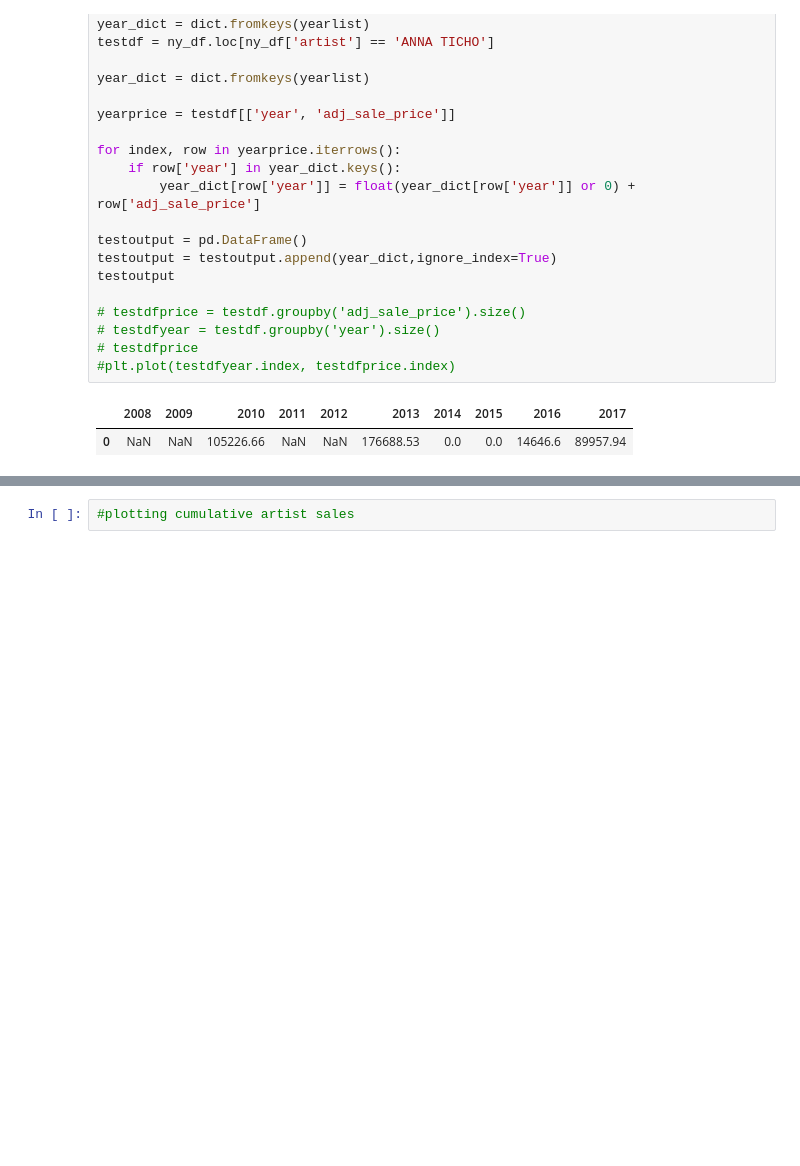
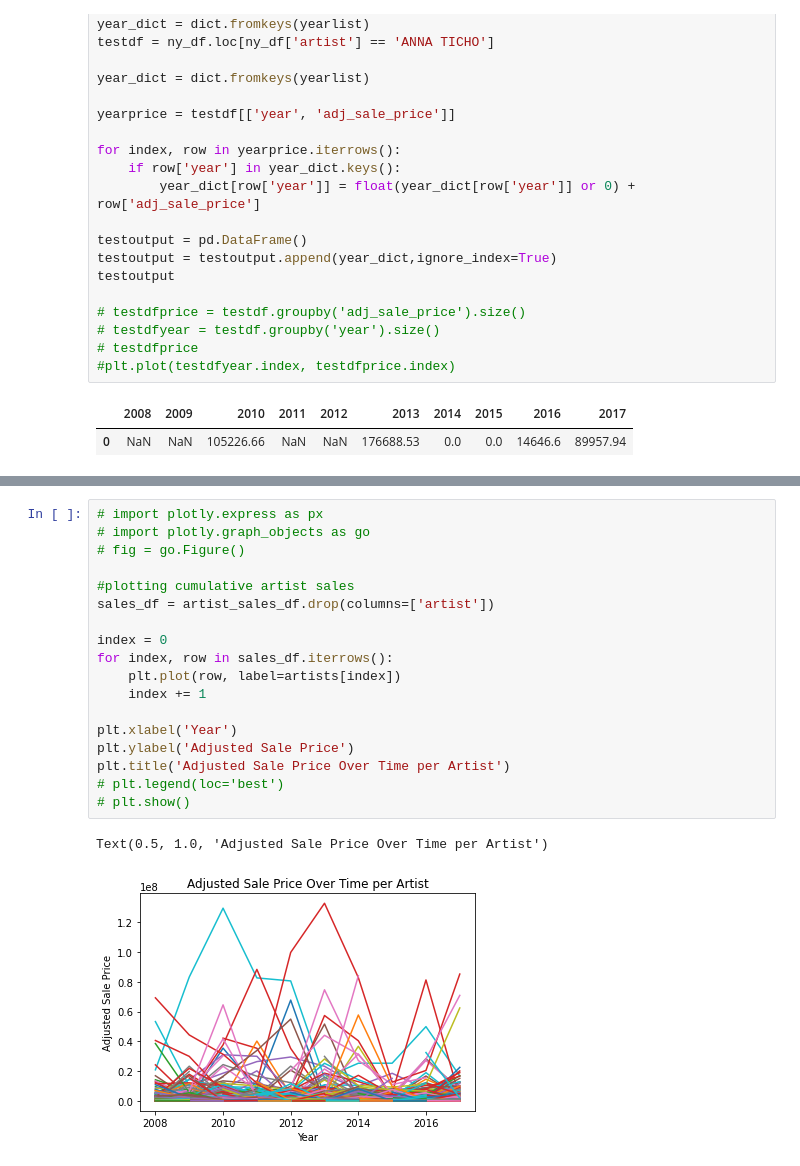
Before and after one commit to alchemicHen/art_project_november, a Jupyter notebook: art_eda.ipynb, the cells around one changed output, grey strips where cells are left out. Cells and saved outputs as stored; diff of their text form; blank space fills up the shorter version.

```diff
--- a/art_eda.ipynb
+++ b/art_eda.ipynb
@@ -221,2 +220,21 @@ artist_sales_df.head()
-# %%
-#plotting cumulative artist sales
+# %%
+# import plotly.express as px
+# import plotly.graph_objects as go
+# fig = go.Figure()
+
+#plotting cumulative artist sales
+sales_df = artist_sales_df.drop(columns=['artist'])
+
+index = 0
+for index, row in sales_df.iterrows():
+    plt.plot(row, label=artists[index])
+    index += 1
+
+plt.xlabel('Year')
+plt.ylabel('Adjusted Sale Price')
+plt.title('Adjusted Sale Price Over Time per Artist')
+# plt.legend(loc='best')
+# plt.show()
+# %% [output]
+Text(0.5, 1.0, 'Adjusted Sale Price Over Time per Artist')
+[figure, added]
```
Also changed, not shown: parts of 4 cells of this notebook, 3 other files.
